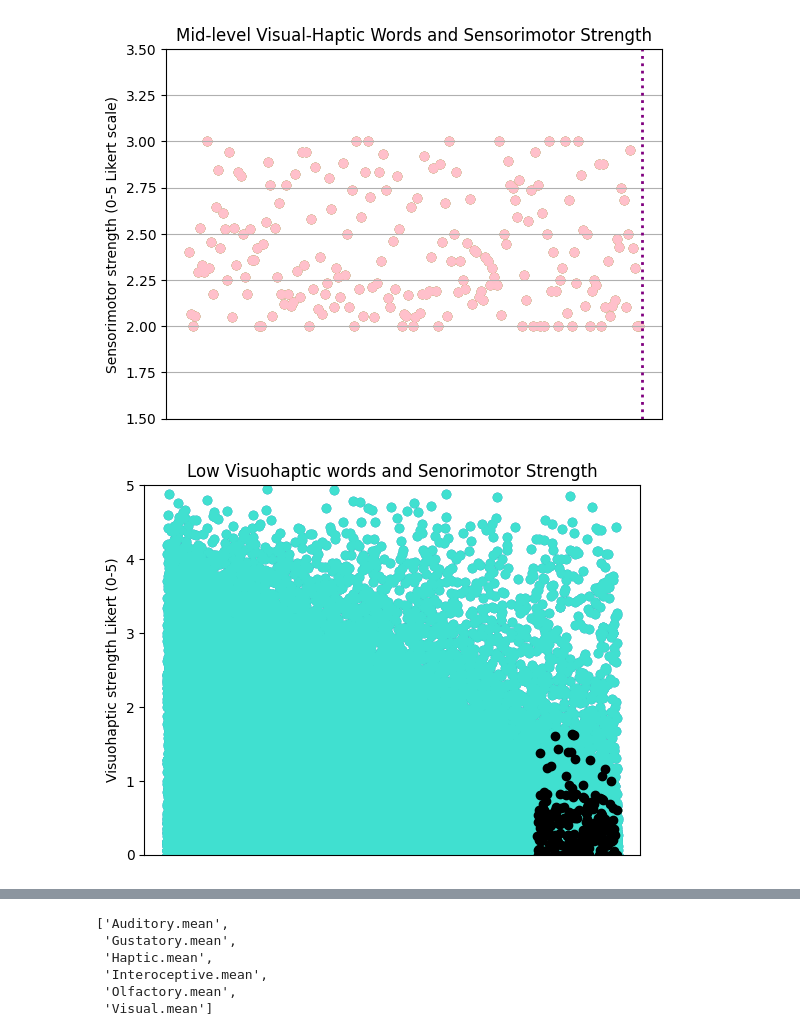
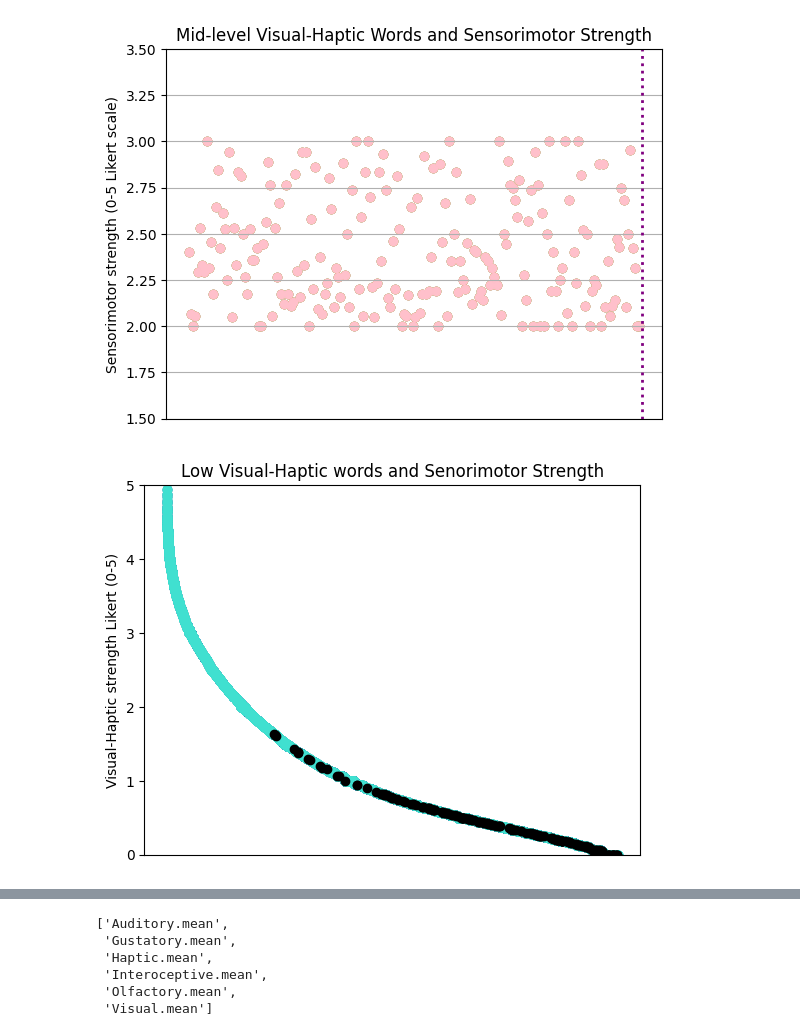
Before and after one commit to soniasola00/SpanLancasterNorm, a Jupyter notebook: Sonia3.ipynb, the cells around one changed output, grey strips where cells are left out. Drawn from its saved outputs; the diff is of its cells as text; code cells hidden in the pictures.

Commit message:
Add files via upload
added labels and titles and cleaned up code

```diff
--- a/Sonia3.ipynb
+++ b/Sonia3.ipynb
@@ -489,31 +511,31 @@ plt.show()
 [figure]
 # %%
 # make the data
-x7_data = visual_sorted["Word"]
-y7_data = visual_sorted["Haptic.mean"]
+x7_data = haptic_sorted["Word"]
+y7_data = haptic_sorted["Haptic.mean"]
 
 
 x8_data = vh_norm_sample["Word"]
 y8_data = vh_norm_sample["Haptic.mean"]
 # plot
 fig, ax = plt.subplots()
 ax.scatter(x7_data, y7_data)
 ax.scatter(x8_data, y8_data)
 
 
 ax.get_xaxis().set_visible(False)
-ax.set(xlabel = 'Low Visuohaptic Words', ylabel='Visuohaptic strength Likert (0-5)', title ='Low Visuohaptic words and Senorimotor Strength')
+ax.set(xlabel = 'Low Visual-Haptic Words', ylabel='Visual-Haptic strength Likert (0-5)', title ='Low Visual-Haptic words and Senorimotor Strength')
 
 
 
 ax.scatter(x7_data, y7_data, color='turquoise')
 ax.scatter(x8_data, y8_data, color='black')
 ax.set_ylim(0, 5)
 plt.axhline(y=200, color='red', linestyle='dotted')
 
 plt.show()
 # %% [output]
-[figure, old version]
+[figure, new version]
 # %%
 # defining x and y axis
 x8_data = vh_norm_sample["Word"]
```
Also changed, not shown: parts of 34 cells of this notebook.
